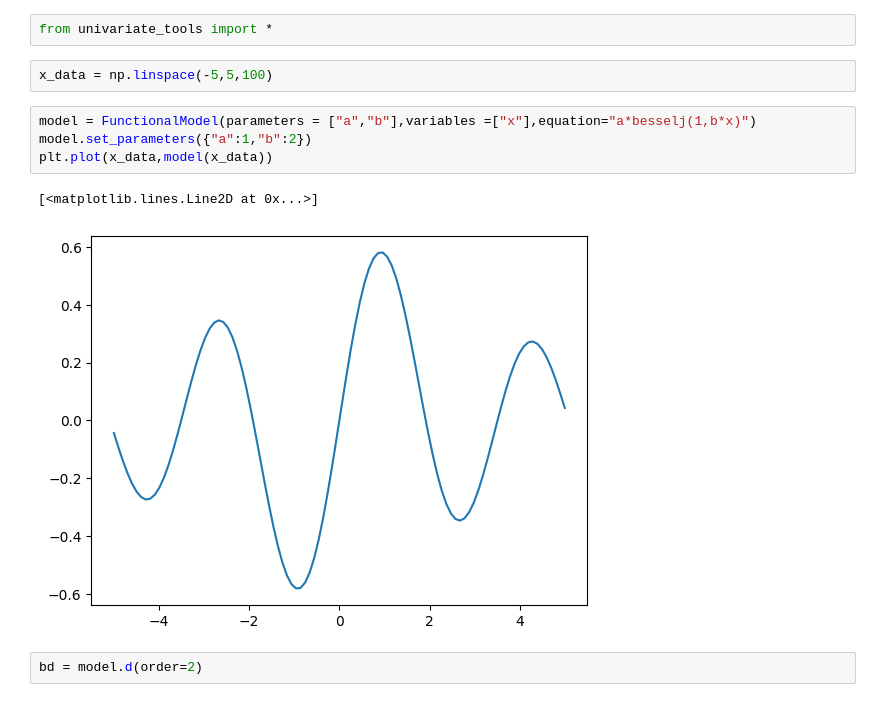
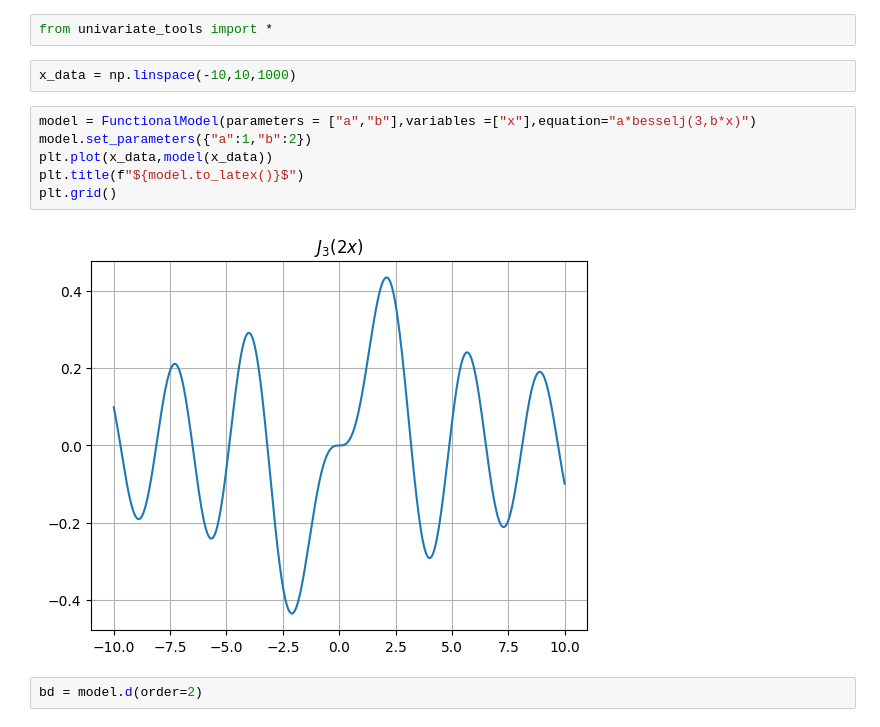
Before and after one commit to sandersa-nist/univariate_tools, a Jupyter notebook: examples/functional_examples_2.ipynb, the cells around one changed output. Cells and saved outputs as stored; diff of their text form.

```diff
--- a/examples/functional_examples_2.ipynb
+++ b/examples/functional_examples_2.ipynb
@@ -1,14 +1,15 @@
 # %%
 from univariate_tools import *
 # %%
-x_data = np.linspace(-5,5,100)
+x_data = np.linspace(-10,10,1000)
 # %%
-model = FunctionalModel(parameters = ["a","b"],variables =["x"],equation="a*besselj(1,b*x)")
+model = FunctionalModel(parameters = ["a","b"],variables =["x"],equation="a*besselj(3,b*x)")
 model.set_parameters({"a":1,"b":2})
 plt.plot(x_data,model(x_data))
+plt.title(f"${model.to_latex()}$")
+plt.grid()
 # %% [output]
-[<matplotlib.lines.Line2D at 0x...>]
-[figure, old version]
+[figure, new version]
 # %%
 bd = model.d(order=2)
 # %%
```
Also changed, not shown: parts of 2 cells of this notebook.
